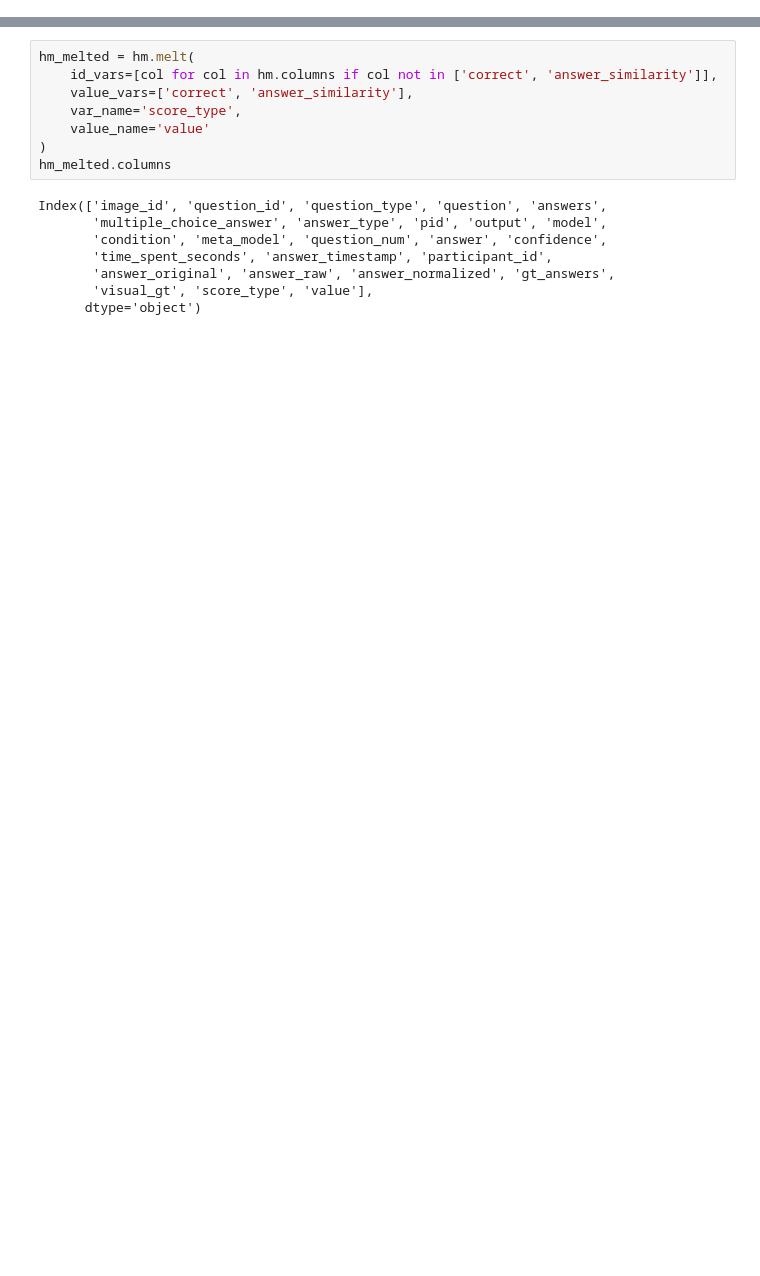
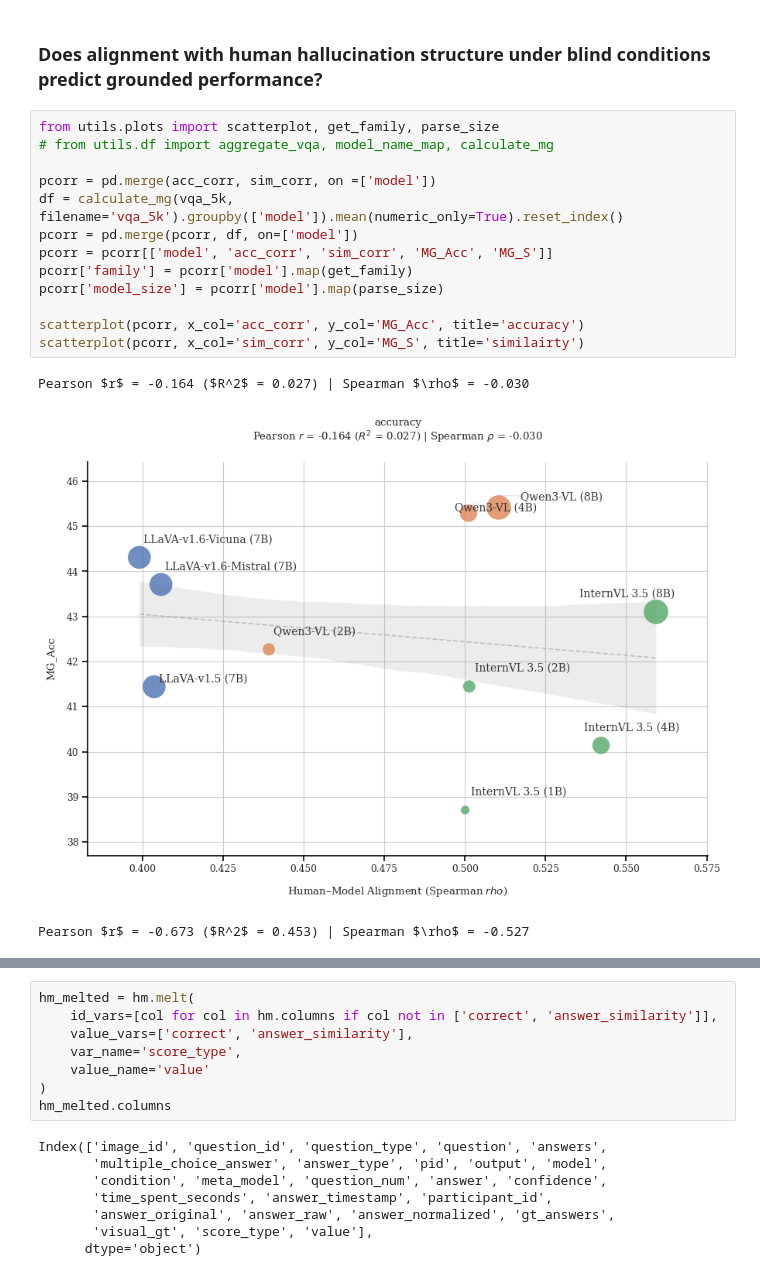
Before and after one commit to unolop/HPA, a Jupyter notebook: evaluation/analysis/A1_vqa.ipynb, the cells around one changed output, grey strips where cells are left out. Drawn from its saved outputs; the diff is of its cells as text; blank space fills up the shorter version.

```diff
--- a/evaluation/analysis/A1_vqa.ipynb
+++ b/evaluation/analysis/A1_vqa.ipynb
@@ -247,0 +183,19 @@ ag
+# %% [markdown]
+### Does alignment with human hallucination structure under blind conditions predict grounded performance?
+# %%
+from utils.plots import scatterplot, get_family, parse_size
+# from utils.df import aggregate_vqa, model_name_map, calculate_mg
+
+pcorr = pd.merge(acc_corr, sim_corr, on =['model'])
+df = calculate_mg(vqa_5k, filename='vqa_5k').groupby(['model']).mean(numeric_only=True).reset_index()
+pcorr = pd.merge(pcorr, df, on=['model'])
+pcorr = pcorr[['model', 'acc_corr', 'sim_corr', 'MG_Acc', 'MG_S']]
+pcorr['family'] = pcorr['model'].map(get_family)
+pcorr['model_size'] = pcorr['model'].map(parse_size)
+
+scatterplot(pcorr, x_col='acc_corr', y_col='MG_Acc', title='accuracy')
+scatterplot(pcorr, x_col='sim_corr', y_col='MG_S', title='similairty')
+# %% [output]
+Pearson $r$ = -0.164 ($R^2$ = 0.027) | Spearman $\rho$ = -0.030
+[figure, added]
+Pearson $r$ = -0.673 ($R^2$ = 0.453) | Spearman $\rho$ = -0.527
```
Also changed, not shown: parts of 29 cells of this notebook, 24 other files.
